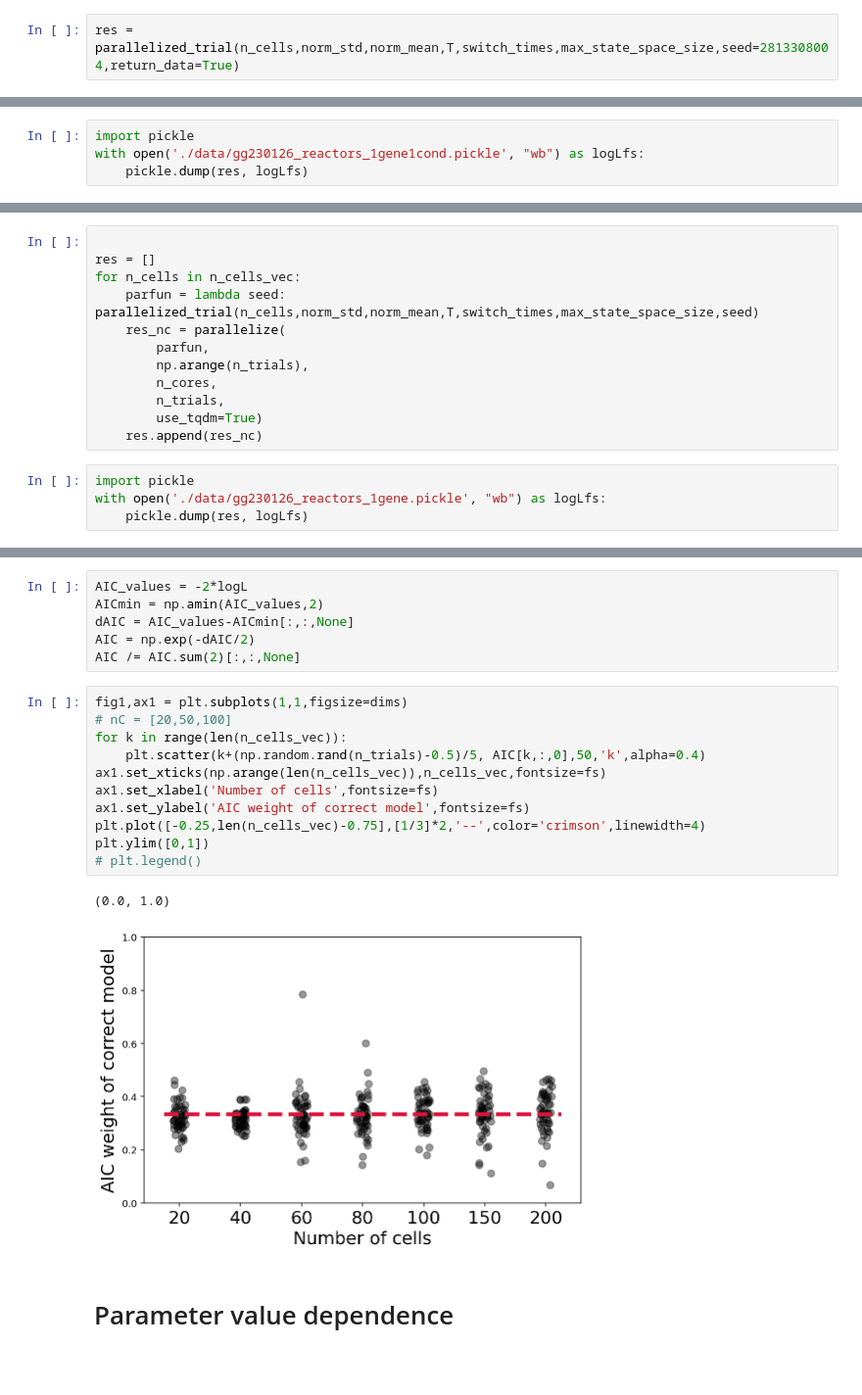
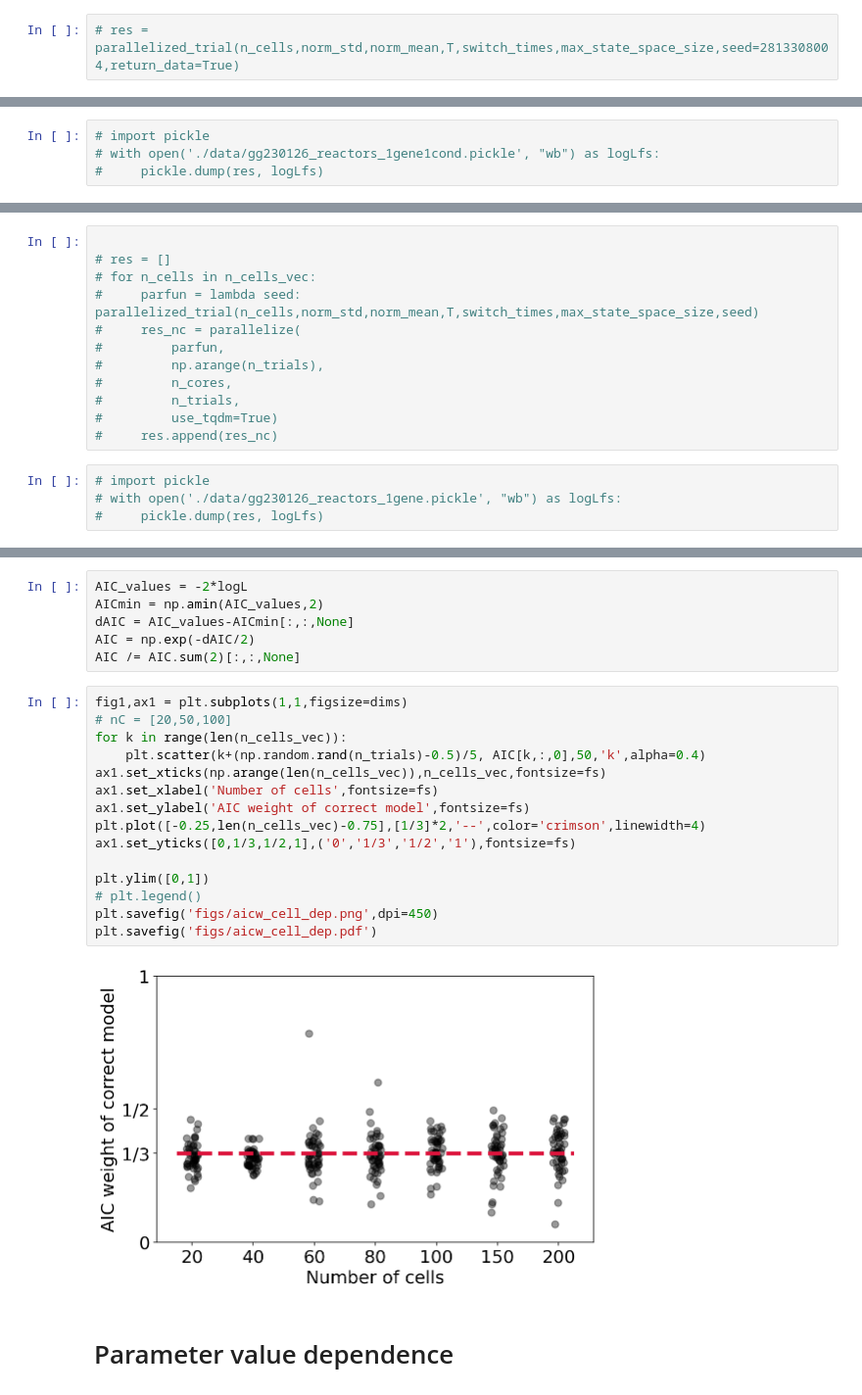
Before and after one commit to pachterlab/GVP_2023, a Jupyter notebook: gg230119_reactors.ipynb, the cells around one changed output, grey strips where cells are left out. Shown at 98% size. Cells and saved outputs as stored; diff of their text form; blank space fills up the shorter version.

```diff
--- a/gg230119_reactors.ipynb
+++ b/gg230119_reactors.ipynb
@@ -808,16 +805,16 @@ norm_mean = np.log10(burst_size_values + [kinit,beta,gamma])
 switch_times = [0,1,3]
 n_cells = 200
 # %%
-res = parallelized_trial(n_cells,norm_std,norm_mean,T,switch_times,max_state_space_size,seed=2813308004,return_data=True)
+# res = parallelized_trial(n_cells,norm_std,norm_mean,T,switch_times,max_state_space_size,seed=2813308004,return_data=True)
 # %%
 # res = (fit_result,X,samples,initcond,
 #     t_true_sim,(t_uni,switch_times_uni),(t_exp,switch_times_exp),(t_lfr,switch_times_lfr))
 # %% [markdown]
 first dimension of x is cells! second is time points! don't forget this!
 # %%
-import pickle
-with open('./data/gg230126_reactors_1gene1cond.pickle', "wb") as logLfs:
-    pickle.dump(res, logLfs)
+# import pickle
+# with open('./data/gg230126_reactors_1gene1cond.pickle', "wb") as logLfs:
+#     pickle.dump(res, logLfs)
 # %%
 import pickle
 with open('./data/gg230126_reactors_1gene1cond.pickle', "rb") as logLfs:
@@ -1083,20 +1088,20 @@ switch_times = [0,1,3]
 n_cells_vec = [20,40,60,80,100,150,200]
 # %%
 
-res = []
-for n_cells in n_cells_vec:
-    parfun = lambda seed: parallelized_trial(n_cells,norm_std,norm_mean,T,switch_times,max_state_space_size,seed)
-    res_nc = parallelize(
-        parfun,
-        np.arange(n_trials),
-        n_cores,
-        n_trials,
-        use_tqdm=True)
-    res.append(res_nc)
+# res = []
+# for n_cells in n_cells_vec:
+#     parfun = lambda seed: parallelized_trial(n_cells,norm_std,norm_mean,T,switch_times,max_state_space_size,seed)
+#     res_nc = parallelize(
+#         parfun,
+#         np.arange(n_trials),
+#         n_cores,
+#         n_trials,
+#         use_tqdm=True)
+#     res.append(res_nc)
 # %%
-import pickle
-with open('./data/gg230126_reactors_1gene.pickle', "wb") as logLfs:
-    pickle.dump(res, logLfs)
+# import pickle
+# with open('./data/gg230126_reactors_1gene.pickle', "wb") as logLfs:
+#     pickle.dump(res, logLfs)
 # %%
 import pickle
 with open('./data/gg230126_reactors_1gene.pickle', "rb") as logLfs:
@@ -1121,17 +1126,20 @@ AIC /= AIC.sum(2)[:,:,None]
 # %%
 fig1,ax1 = plt.subplots(1,1,figsize=dims)
 # nC = [20,50,100]
 for k in range(len(n_cells_vec)):
     plt.scatter(k+(np.random.rand(n_trials)-0.5)/5, AIC[k,:,0],50,'k',alpha=0.4)
 ax1.set_xticks(np.arange(len(n_cells_vec)),n_cells_vec,fontsize=fs)
 ax1.set_xlabel('Number of cells',fontsize=fs)
 ax1.set_ylabel('AIC weight of correct model',fontsize=fs)
 plt.plot([-0.25,len(n_cells_vec)-0.75],[1/3]*2,'--',color='crimson',linewidth=4)
+ax1.set_yticks([0,1/3,1/2,1],('0','1/3','1/2','1'),fontsize=fs)
+
 plt.ylim([0,1])
 # plt.legend()
+plt.savefig('figs/aicw_cell_dep.png',dpi=450)
+plt.savefig('figs/aicw_cell_dep.pdf')
 # %% [output]
-(0.0, 1.0)
-[figure, old version]
+[figure, new version]
 # %% [markdown]
 # Parameter value dependence
 # %%
```
Also changed, not shown: parts of 11 cells of this notebook, 16 other files.
